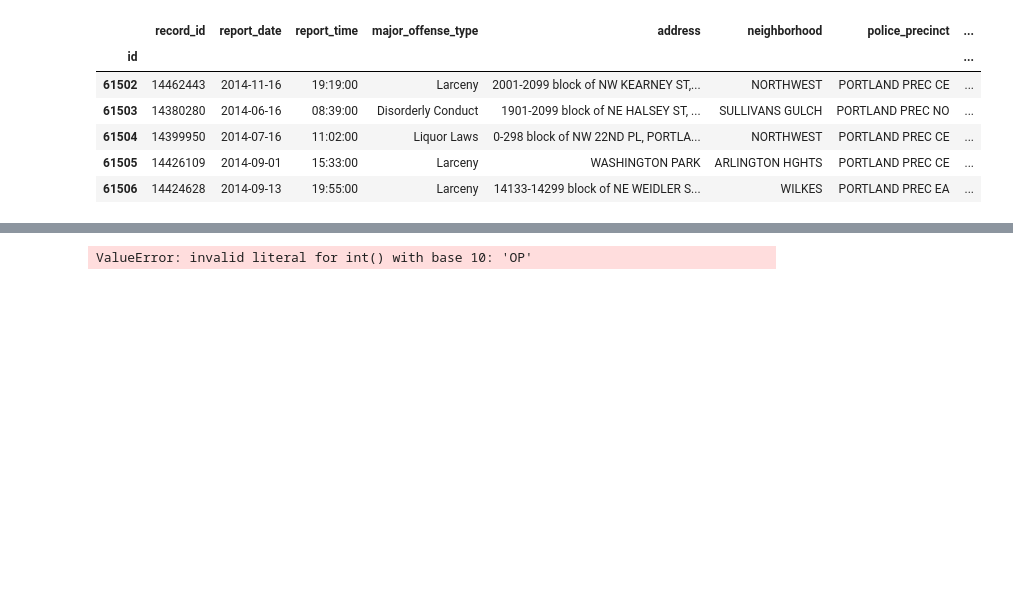
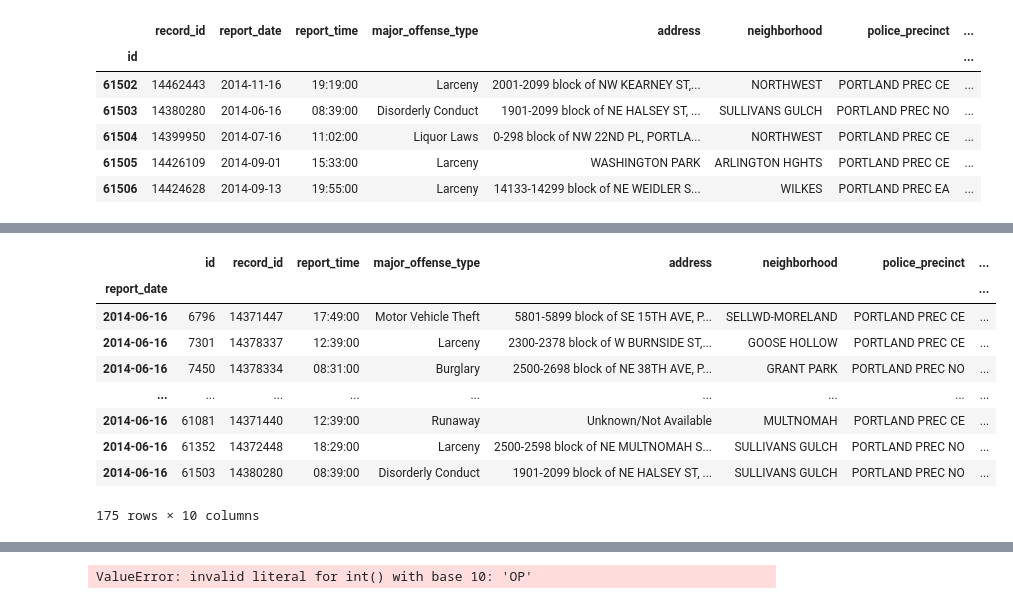
Before and after one commit to hackoregon/civicu-pythonii-summer-2017, a Jupyter notebook: lessons/09-Pandas/Advanced Data Wrangling with Pandas (instead of csvkit).ipynb, the cells around one changed output, grey strips where cells are left out. Drawn from its saved outputs; the diff is of its cells as text; code cells hidden in the pictures; blank space fills up the shorter version.

```diff
--- a/lessons/09-Pandas/Untitled.ipynb
+++ b/lessons/09-Pandas/Advanced Data Wrangling with Pandas (instead of csvkit).ipynb
@@ -69,0 +40,14 @@ memory usage: 5.2+ MB
+# %%
+# Now we can retrieve all the crimes on a particular date just by using the `.loc` getitem method (square brackets)
+df.loc['2014-06-16']
+# %% [output]
+|  | id | record_id | report_time | major_offense_type | address | neighborhood | police_precinct | ... |
+| report_date |  |  |  |  |  |  |  | ... |
+| 2014-06-16 | 6796 | 14371447 | 17:49:00 | Motor Vehicle Theft | 5801-5899 block of SE 15TH AVE, P... | SELLWD-MORELAND | PORTLAND PREC CE | ... |
+| 2014-06-16 | 7301 | 14378337 | 12:39:00 | Larceny | 2300-2378 block of W BURNSIDE ST,... | GOOSE HOLLOW | PORTLAND PREC CE | ... |
+| 2014-06-16 | 7450 | 14378334 | 08:31:00 | Burglary | 2500-2698 block of NE 38TH AVE, P... | GRANT PARK | PORTLAND PREC NO | ... |
+| ... | ... | ... | ... | ... | ... | ... | ... | ... |
+| 2014-06-16 | 61081 | 14371440 | 12:39:00 | Runaway | Unknown/Not Available | MULTNOMAH | PORTLAND PREC CE | ... |
+| 2014-06-16 | 61352 | 14372448 | 18:29:00 | Larceny | 2500-2598 block of NE MULTNOMAH S... | SULLIVANS GULCH | PORTLAND PREC NO | ... |
+| 2014-06-16 | 61503 | 14380280 | 08:39:00 | Disorderly Conduct | 1901-2099 block of NE HALSEY ST, ... | SULLIVANS GULCH | PORTLAND PREC NO | ... |
+175 rows × 10 columns
```
Also changed, not shown: parts of 28 cells of this notebook.
